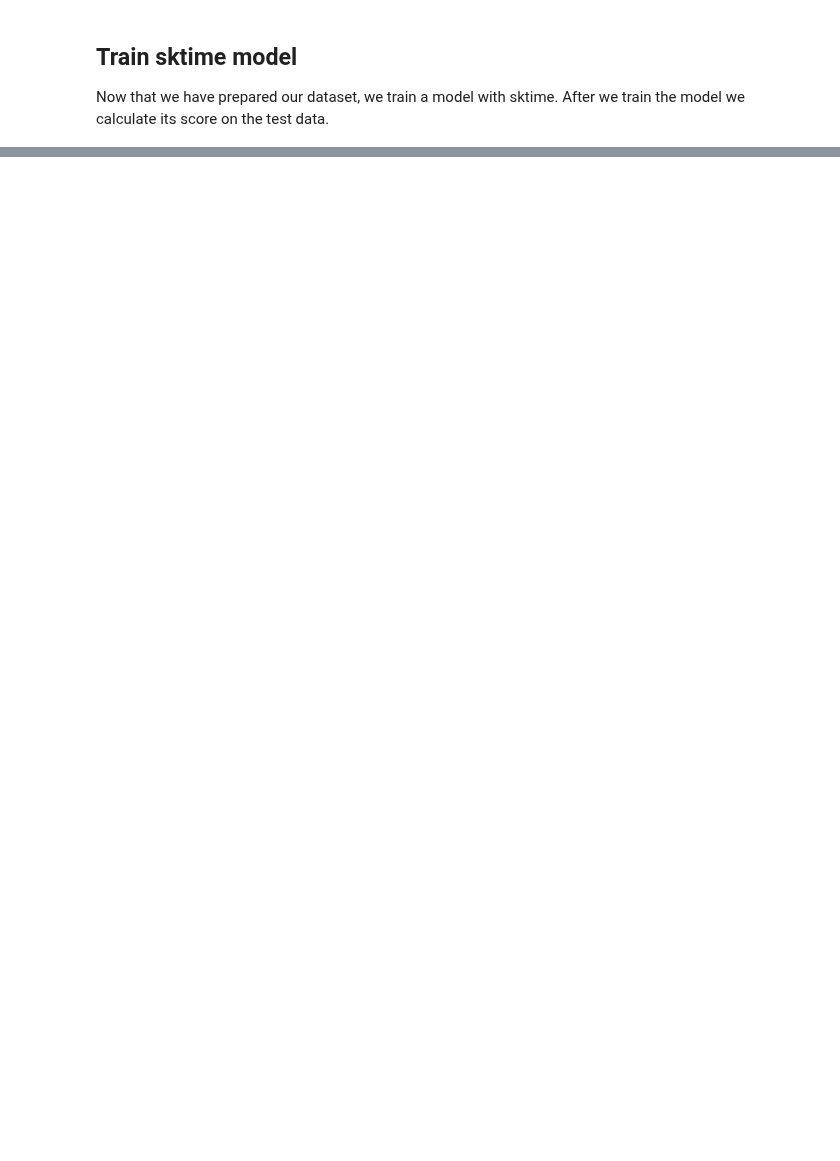
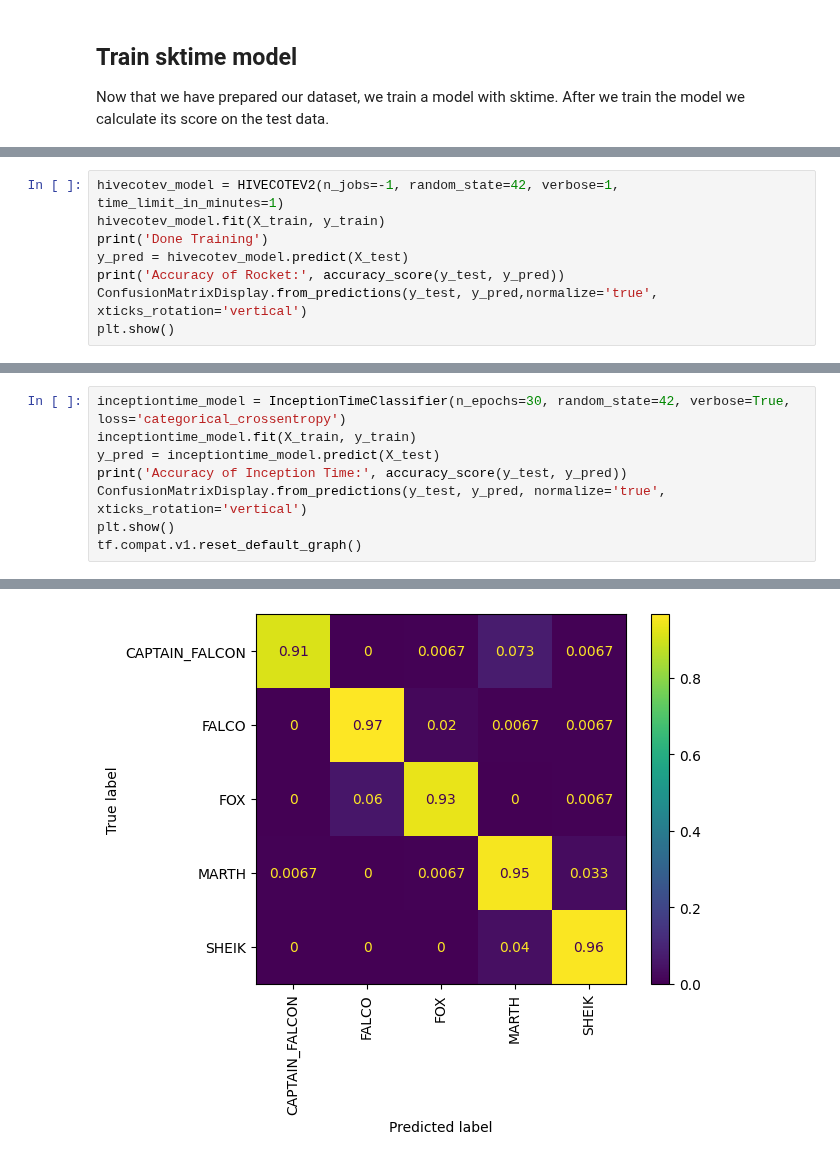
Before and after one commit to sinha-G/slp, a Jupyter notebook: sktime_baseline_tests/sktime_with_InputDataSet_example.ipynb, the cells around one changed output, grey strips where cells are left out. Drawn from its saved outputs; the diff is of its cells as text; blank space fills up the shorter version.

```diff
--- a/sktime_baseline_tests/sktime_with_InputDataSet_example.ipynb
+++ b/sktime_baseline_tests/sktime_with_InputDataSet_example.ipynb
@@ -168,0 +284,8 @@ tf.compat.v1.reset_default_graph()
+# %%
+hivecotev_model = HIVECOTEV2(n_jobs=-1, random_state=42, verbose=1, time_limit_in_minutes=1)
+hivecotev_model.fit(X_train, y_train)
+print('Done Training')
+y_pred = hivecotev_model.predict(X_test)
+print('Accuracy of Rocket:', accuracy_score(y_test, y_pred))
+ConfusionMatrixDisplay.from_predictions(y_test, y_pred,normalize='true', xticks_rotation='vertical')
+plt.show()
@@ -168,0 +300,9 @@ tf.compat.v1.reset_default_graph()
+# %%
+inceptiontime_model = InceptionTimeClassifier(n_epochs=30, random_state=42, verbose=True, loss='categorical_crossentropy')
+inceptiontime_model.fit(X_train, y_train)
+y_pred = inceptiontime_model.predict(X_test)
+print('Accuracy of Inception Time:', accuracy_score(y_test, y_pred))
+ConfusionMatrixDisplay.from_predictions(y_test, y_pred, normalize='true', xticks_rotation='vertical')
+plt.show()
+tf.compat.v1.reset_default_graph()
+# %% [output]
@@ -168,0 +326 @@ tf.compat.v1.reset_default_graph()
+[figure, added]
```
Also changed, not shown: parts of 14 cells of this notebook, 1 other file.
